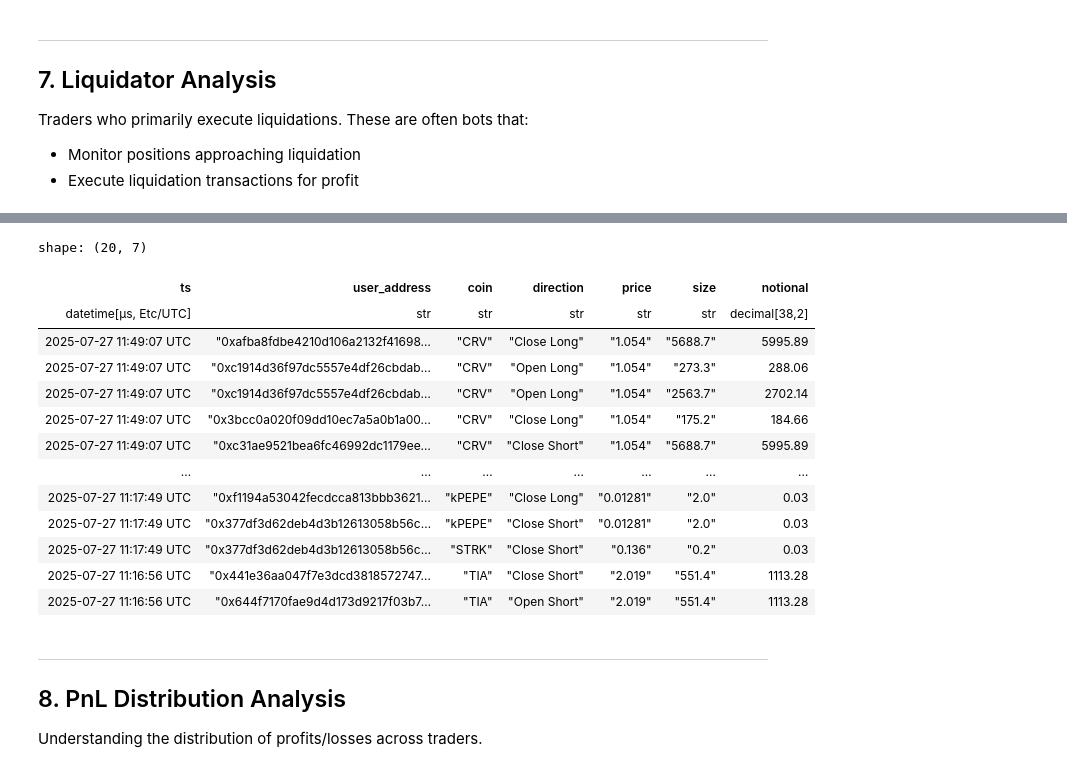
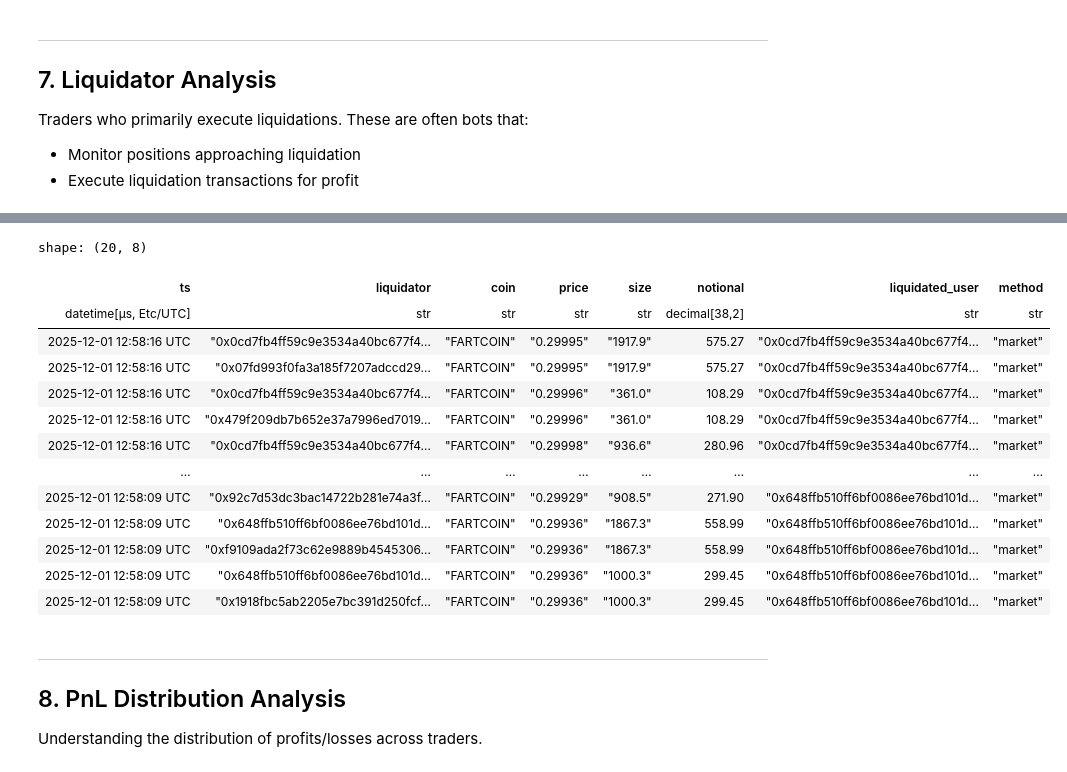
Before and after one commit to trevortrinh/vigil-hypertrace, a Jupyter notebook: notebooks/db_analysis.ipynb, the cells around one changed output, grey strips where cells are left out. Saved outputs shown, nothing was run; the diff lists cells and outputs as text; code cells hidden in the pictures.

```diff
--- a/notebooks/db_analysis.ipynb
+++ b/notebooks/db_analysis.ipynb
@@ -533,34 +551,38 @@ shape: (20, 6)
 # %%
-# Recent liquidation events
+# Recent liquidation events (last 7 days only for performance)
+# Note: liquidation column is stored as escaped JSON string
 query("""
     SELECT
         to_timestamp(time/1000) as ts,
-        user_address,
+        user_address as liquidator,
         coin,
-        dir as direction,
         px as price,
         sz as size,
-        ROUND((px::numeric * sz::numeric)::numeric, 2) as notional
+        ROUND((px::numeric * sz::numeric)::numeric, 2) as notional,
+        REPLACE(TRIM(BOTH '"' FROM liquidation), '""', '"')::json->>'liquidatedUser' as liquidated_user,
+        REPLACE(TRIM(BOTH '"' FROM liquidation), '""', '"')::json->>'method' as method
     FROM fills
-    WHERE liquidation IS NOT NULL AND liquidation != ''
+    WHERE liquidation IS NOT NULL
+      AND liquidation <> ''
+      AND time > (EXTRACT(EPOCH FROM NOW()) * 1000 - 7 * 86400000)::bigint
     ORDER BY time DESC
     LIMIT 20
 """)
 # %% [output]
-shape: (20, 7)
+shape: (20, 8)
-| ts | user_address | coin | direction | price | size | notional |
-| datetime[μs, Etc/UTC] | str | str | str | str | str | decimal[38,2] |
-| 2025-07-27 11:49:07 UTC | "0xafba8fdbe4210d106a2132f41698… | "CRV" | "Close Long" | "1.054" | "5688.7" | 5995.89 |
-| 2025-07-27 11:49:07 UTC | "0xc1914d36f97dc5557e4df26cbdab… | "CRV" | "Open Long" | "1.054" | "273.3" | 288.06 |
-| 2025-07-27 11:49:07 UTC | "0xc1914d36f97dc5557e4df26cbdab… | "CRV" | "Open Long" | "1.054" | "2563.7" | 2702.14 |
-| 2025-07-27 11:49:07 UTC | "0x3bcc0a020f09dd10ec7a5a0b1a00… | "CRV" | "Close Long" | "1.054" | "175.2" | 184.66 |
-| 2025-07-27 11:49:07 UTC | "0xc31ae9521bea6fc46992dc1179ee… | "CRV" | "Close Short" | "1.054" | "5688.7" | 5995.89 |
-| … | … | … | … | … | … | … |
-| 2025-07-27 11:17:49 UTC | "0xf1194a53042fecdcca813bbb3621… | "kPEPE" | "Close Long" | "0.01281" | "2.0" | 0.03 |
-| 2025-07-27 11:17:49 UTC | "0x377df3d62deb4d3b12613058b56c… | "kPEPE" | "Close Short" | "0.01281" | "2.0" | 0.03 |
-| 2025-07-27 11:17:49 UTC | "0x377df3d62deb4d3b12613058b56c… | "STRK" | "Close Short" | "0.136" | "0.2" | 0.03 |
-| 2025-07-27 11:16:56 UTC | "0x441e36aa047f7e3dcd3818572747… | "TIA" | "Close Short" | "2.019" | "551.4" | 1113.28 |
-| 2025-07-27 11:16:56 UTC | "0x644f7170fae9d4d173d9217f03b7… | "TIA" | "Open Short" | "2.019" | "551.4" | 1113.28 |
+| ts | liquidator | coin | price | size | notional | liquidated_user | method |
+| datetime[μs, Etc/UTC] | str | str | str | str | decimal[38,2] | str | str |
+| 2025-12-01 12:58:16 UTC | "0x0cd7fb4ff59c9e3534a40bc677f4… | "FARTCOIN" | "0.29995" | "1917.9" | 575.27 | "0x0cd7fb4ff59c9e3534a40bc677f4… | "market" |
+| 2025-12-01 12:58:16 UTC | "0x07fd993f0fa3a185f7207adccd29… | "FARTCOIN" | "0.29995" | "1917.9" | 575.27 | "0x0cd7fb4ff59c9e3534a40bc677f4… | "market" |
+| 2025-12-01 12:58:16 UTC | "0x0cd7fb4ff59c9e3534a40bc677f4… | "FARTCOIN" | "0.29996" | "361.0" | 108.29 | "0x0cd7fb4ff59c9e3534a40bc677f4… | "market" |
+| 2025-12-01 12:58:16 UTC | "0x479f209db7b652e37a7996ed7019… | "FARTCOIN" | "0.29996" | "361.0" | 108.29 | "0x0cd7fb4ff59c9e3534a40bc677f4… | "market" |
+| 2025-12-01 12:58:16 UTC | "0x0cd7fb4ff59c9e3534a40bc677f4… | "FARTCOIN" | "0.29998" | "936.6" | 280.96 | "0x0cd7fb4ff59c9e3534a40bc677f4… | "market" |
+| … | … | … | … | … | … | … | … |
+| 2025-12-01 12:58:09 UTC | "0x92c7d53dc3bac14722b281e74a3f… | "FARTCOIN" | "0.29929" | "908.5" | 271.90 | "0x648ffb510ff6bf0086ee76bd101d… | "market" |
+| 2025-12-01 12:58:09 UTC | "0x648ffb510ff6bf0086ee76bd101d… | "FARTCOIN" | "0.29936" | "1867.3" | 558.99 | "0x648ffb510ff6bf0086ee76bd101d… | "market" |
+| 2025-12-01 12:58:09 UTC | "0xf9109ada2f73c62e9889b4545306… | "FARTCOIN" | "0.29936" | "1867.3" | 558.99 | "0x648ffb510ff6bf0086ee76bd101d… | "market" |
+| 2025-12-01 12:58:09 UTC | "0x648ffb510ff6bf0086ee76bd101d… | "FARTCOIN" | "0.29936" | "1000.3" | 299.45 | "0x648ffb510ff6bf0086ee76bd101d… | "market" |
+| 2025-12-01 12:58:09 UTC | "0x1918fbc5ab2205e7bc391d250fcf… | "FARTCOIN" | "0.29936" | "1000.3" | 299.45 | "0x648ffb510ff6bf0086ee76bd101d… | "market" |
 # %% [markdown]
 ---
 ## 8. PnL Distribution Analysis
```
Also changed, not shown: parts of 52 cells of this notebook.
